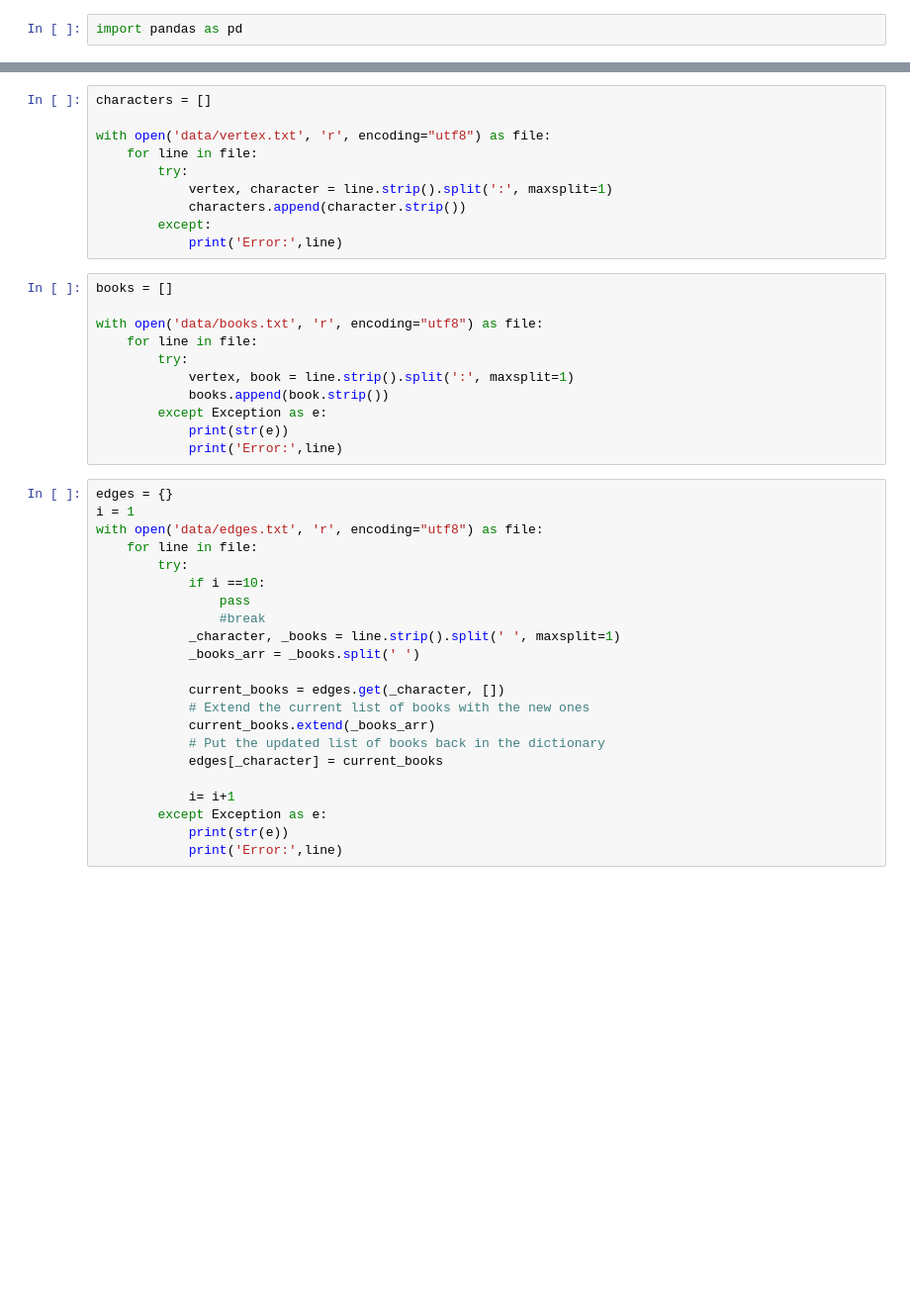
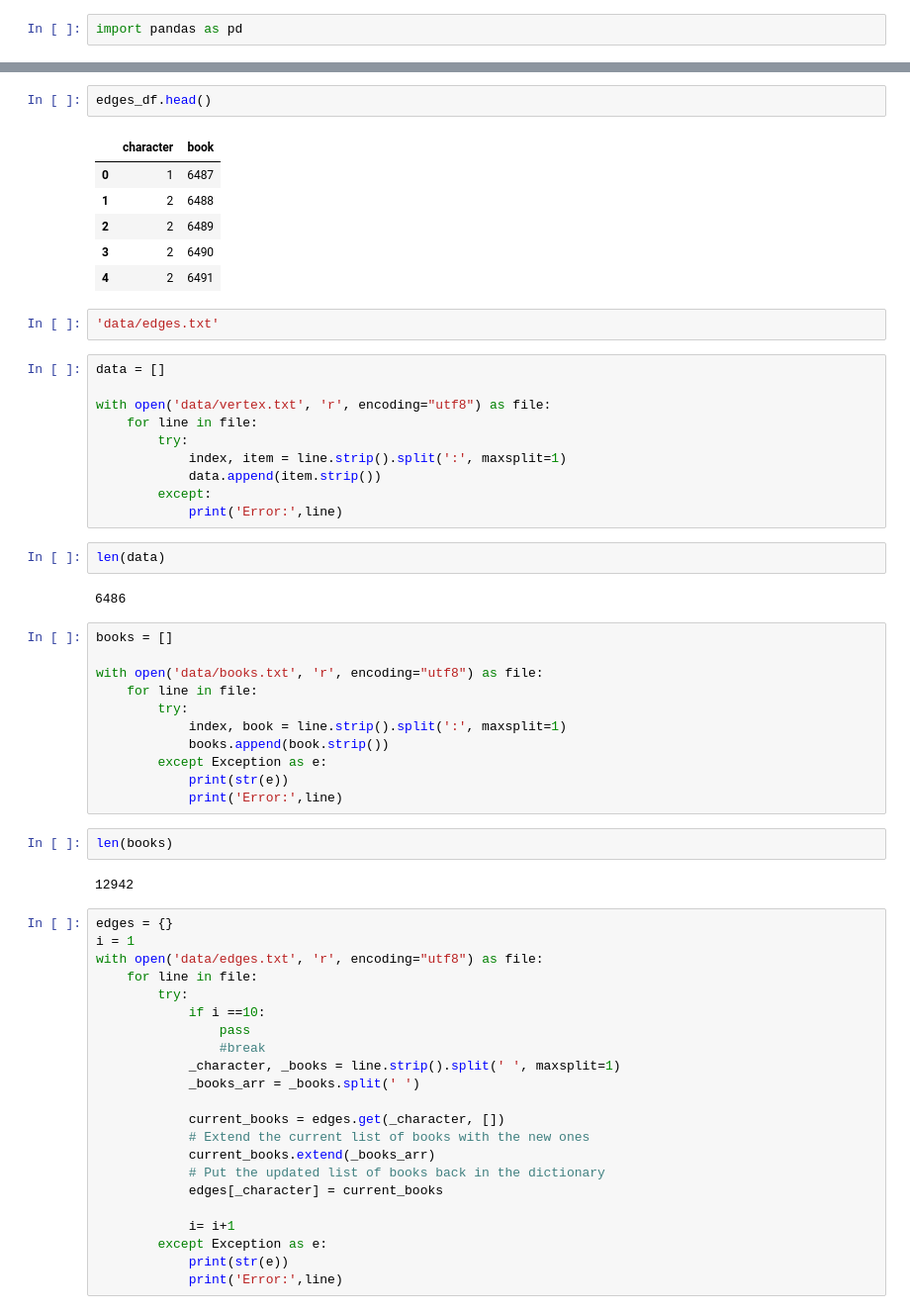
Before and after one commit to alejomaar/Network-Science-for-Data-Analytics, a Jupyter notebook: mini_project/notebook.ipynb, the cells around one changed output, grey strips where cells are left out. Shown at 99% size. Drawn from its saved outputs; the diff is of its cells as text; blank space fills up the shorter version.

```diff
--- a/mini_project/notebook.ipynb
+++ b/mini_project/notebook.ipynb
@@ -3,24 +45,43 @@ import pandas as pd
+# %%
+edges_df.head()
+# %% [output]
+|  | character | book |
+| 0 | 1 | 6487 |
+| 1 | 2 | 6488 |
+| 2 | 2 | 6489 |
+| 3 | 2 | 6490 |
+| 4 | 2 | 6491 |
+# %%
+'data/edges.txt'
 # %%
-characters = []
+data = []
 
 with open('data/vertex.txt', 'r', encoding="utf8") as file:
     for line in file:
         try:
-            vertex, character = line.strip().split(':', maxsplit=1)
-            characters.append(character.strip())
+            index, item = line.strip().split(':', maxsplit=1)
+            data.append(item.strip())
         except:
             print('Error:',line)
+# %%
+len(data)
+# %% [output]
+6486
 # %%
 books = []
 
 with open('data/books.txt', 'r', encoding="utf8") as file:
     for line in file:
         try:
-            vertex, book = line.strip().split(':', maxsplit=1)
+            index, book = line.strip().split(':', maxsplit=1)
             books.append(book.strip())
         except Exception as e:
             print(str(e))
             print('Error:',line)
+# %%
+len(books)
+# %% [output]
+12942
 # %%
 edges = {}
 i = 1
```
Also changed, not shown: parts of 10 cells of this notebook.
